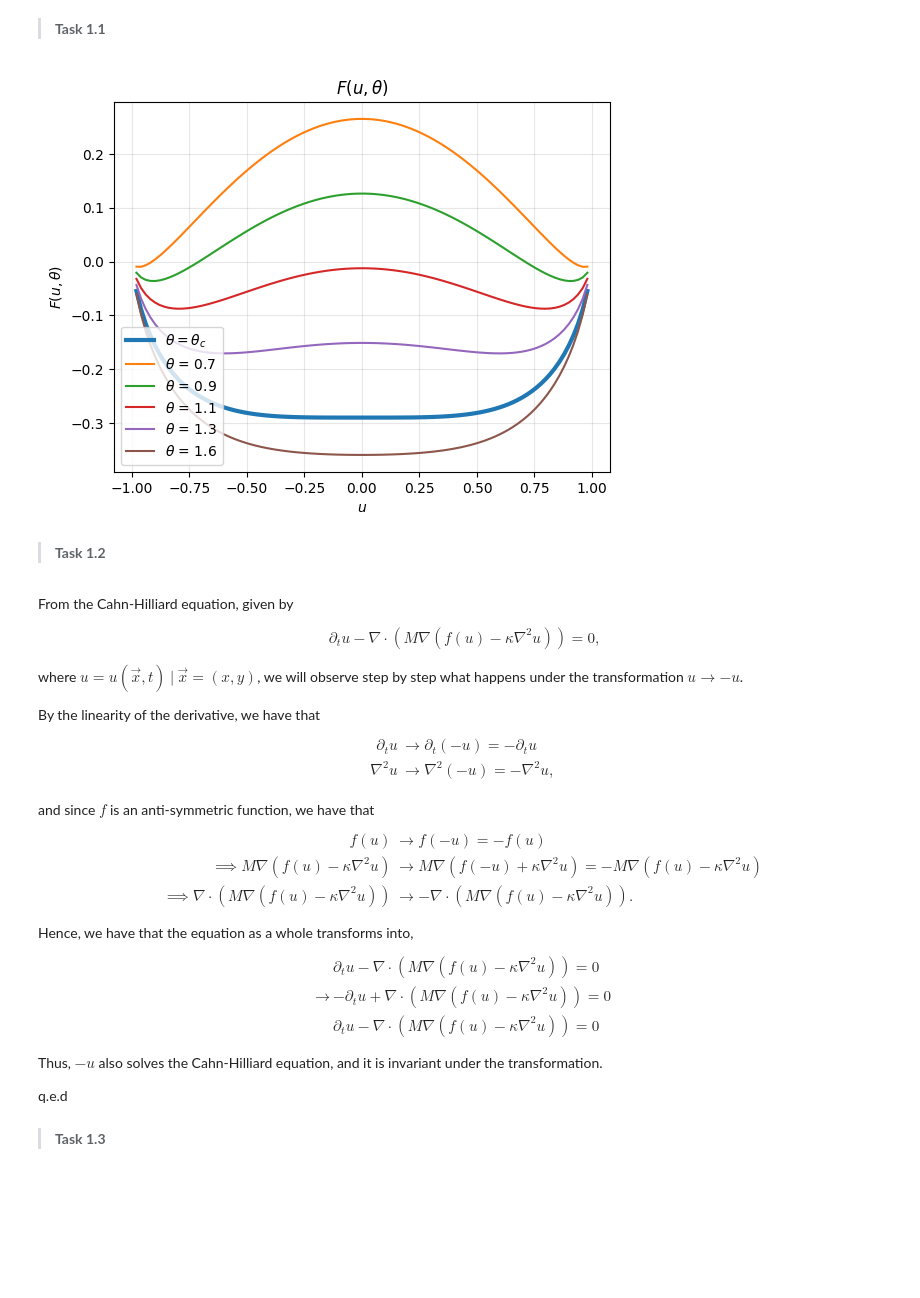
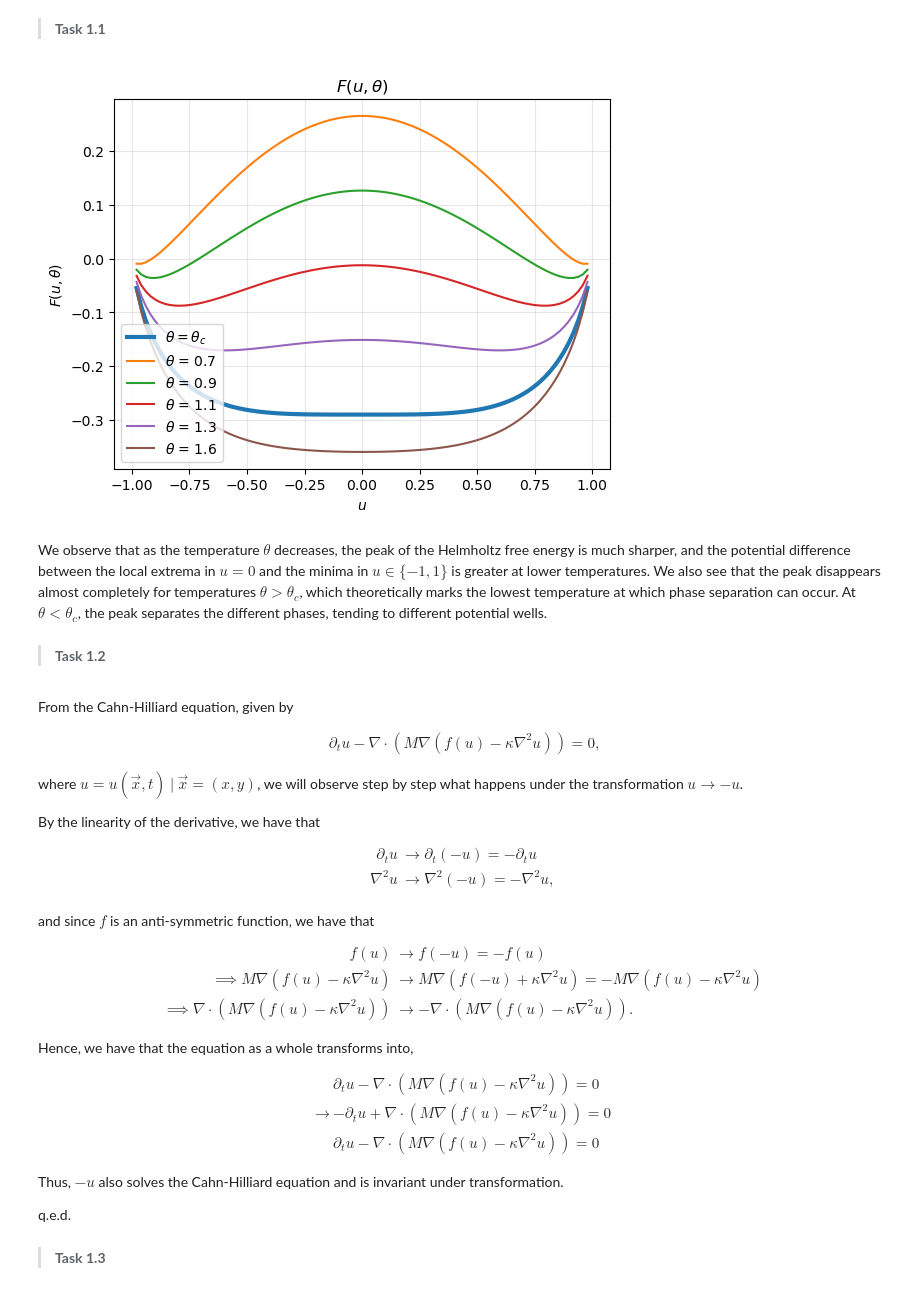
Before and after one commit to mathiatt04/computational_physics, a Jupyter notebook: cahn-hilliard/cahn_hilliard.ipynb, the cells around one changed output. Drawn from its saved outputs; the diff is of its cells as text; code cells hidden in the pictures; blank space fills up the shorter version.

```diff
--- a/cahn-hilliard/cahn_hilliard.ipynb
+++ b/cahn-hilliard/cahn_hilliard.ipynb
@@ -7,65 +7,77 @@
 # %%
 import numpy as np
 import matplotlib.pyplot as plt
 
-theta_c = 1.5 # Critical temperature
+theta_c   = 1.5                                 # Critical temperature
 theta_arr = np.array([0.7, 0.9, 1.1, 1.3, 1.6]) # Different values for temperature
-u = np.linspace(-1,1, 100)[1:-1] # Slicing to avoid using -1 and 1
+u         = np.linspace(-1,1, 100)[1:-1]        # Slicing to avoid using -1 and 1
 
 def F(u, theta):
     '''
     Plots the energy density, F(u), for different values of theta.
 
-    Variables,
-      u : concentration of mass (float)
-      theta : temperature (array<float>)
+    Parameters:
+    -----------
+        u (ndarray)   : 1D array of the concentration of mass.
+        theta (float) : The temperature.
 
-    Returns,
-      F(u) : energy density (float)
+    Returns:
+    -----------
+        F (ndarray) : 1D array of the energy density.
     '''
-    return (theta_c / 2) * (1-u**2) + (theta/2) * ( (1-u) * np.log((1-u)/2) + (1+u) * np.log((1+u)/2) )
+    F = (theta_c / 2) * (1-u**2) + (theta/2) * ( (1-u) * np.log((1-u)/2) + (1+u) * np.log((1+u)/2) )
+    return F
 
 plt.plot(u,F(u, theta_c), label = f'$\\theta = \\theta_c$', linewidth=3)
 for theta in theta_arr:
     plt.plot(u,F(u, theta), label = f'$\\theta$ = {theta}')
 
 plt.legend(loc= 'lower left')
 plt.xlabel('$u$')
 plt.ylabel('$F(u, \\theta )$')
 plt.title('$F(u, \\theta)$')
 plt.grid(alpha = 0.3)
 plt.show()
 # %% [output]
-[figure, old version]
+[figure, new version]
+# %% [markdown]
+We observe that as the temperature $\theta$ decreases, the peak of the Helmholtz free energy is much sharper, and the potential difference between the local extrema in $u = 0$ and the minima in $u \in \{-1,1\}$ is greater at lower temperatures. We also see that the peak disappears almost completely for temperatures $\theta >\theta_c$, which theoretically marks the lowest temperature at which phase separation can occur. At $\theta < \theta_c$, the peak separates the different phases, tending to different potential wells.
 # %% [markdown]
 >**Task 1.2**
 # %% [markdown]
+From the Cahn-Hilliard equation, given by
 
-From the Cahn-Hilliard equation, given by
 \begin{align}
     \partial_tu  -  \nabla \cdot\left(M\nabla\left(f(u)-\kappa\nabla^2u \right)\right) = 0,
 \end{align}
+
 where $u = u(\vec{x}, t) \ \vert \ \vec{x} = (x,y)$, we will observe step by step what happens under the transformation $u \rightarrow-u$.
 
 By the linearity of the derivative, we have that
+
 \begin{align}
     \partial_tu &\rightarrow \partial_t(-u) = -\partial_tu \\
     \nabla^2u &\rightarrow \nabla^2(-u) = -\nabla^2u,\\
 \end{align}
+
 and since $f$ is an anti-symmetric function, we have that
+
 \begin{align}
     f(u) &\rightarrow f(-u) = -f(u)\\
     \implies  M\nabla\left(f(u)-\kappa\nabla^2u \right) &\rightarrow M\nabla\left(f(-u)+\kappa\nabla^2u \right) = -M\nabla\left(f(u)-\kappa\nabla^2u \right) \\
     \implies \nabla \cdot\left(M\nabla\left(f(u)-\kappa\nabla^2u \right)\right) &\rightarrow -\nabla \cdot\left(M\nabla\left(f(u)-\kappa\nabla^2u \right)\right).
 \end{align}
+
 Hence, we have that the equation as a whole transforms into,
+
 \begin{align}
     &\partial_tu  -  \nabla \cdot\left(M\nabla\left(f(u)-\kappa\nabla^2u \right)\right) = 0 \\ \rightarrow& -\partial_tu  +  \nabla \cdot\left(M\nabla\left(f(u)-\kappa\nabla^2u \right)\right) = 0\\
     &\partial_tu  -  \nabla \cdot\left(M\nabla\left(f(u)-\kappa\nabla^2u \right)\right) = 0
 \end{align}
-Thus, $-u$ also solves the Cahn-Hilliard equation, and it is invariant under the transformation.
 
-q.e.d
+Thus, $-u$ also solves the Cahn-Hilliard equation and is invariant under transformation.
+
+q.e.d.
 # %% [markdown]
 >**Task 1.3**
 # %% [markdown]
```
Also changed, not shown: parts of 95 cells of this notebook, 4 other files.
